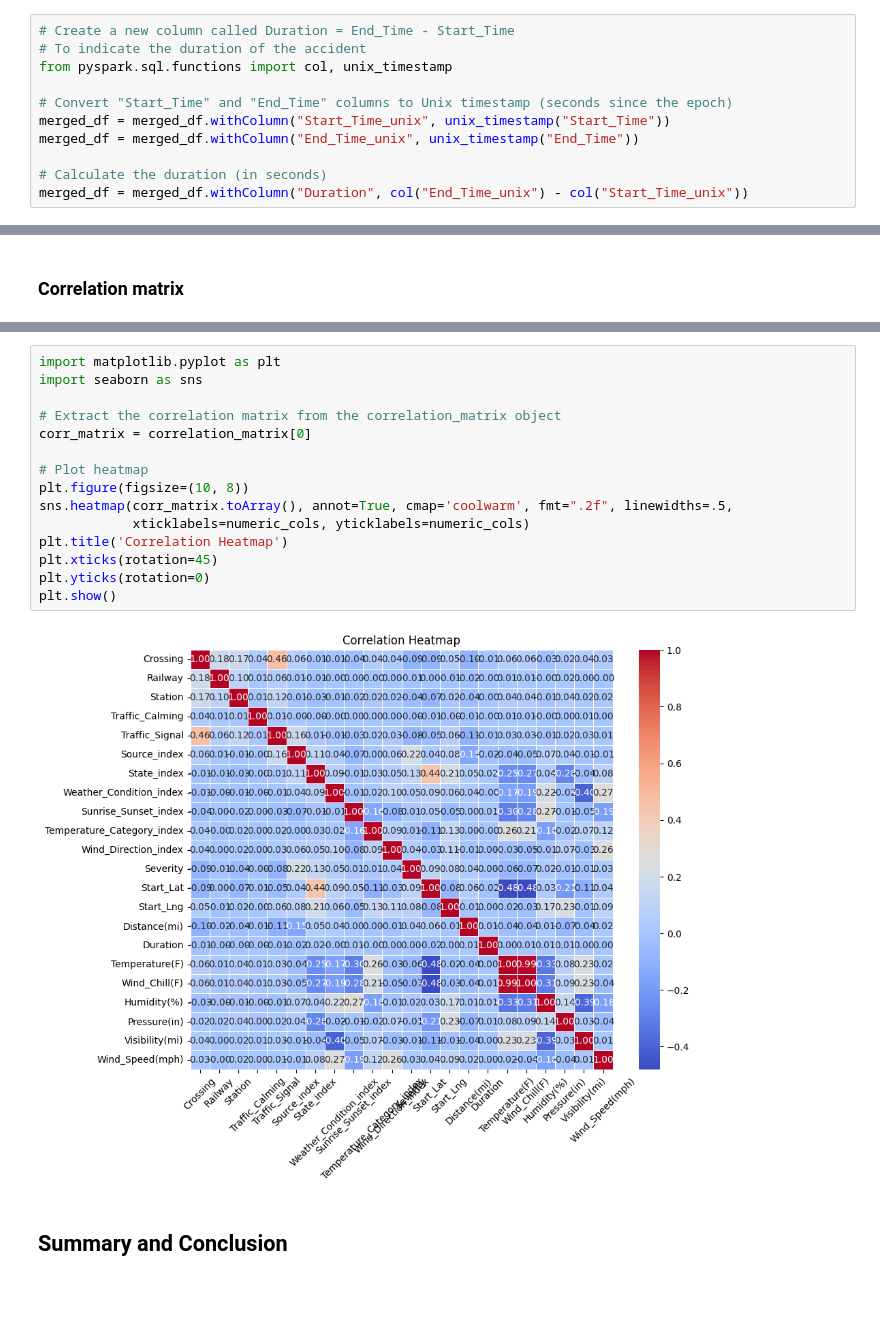
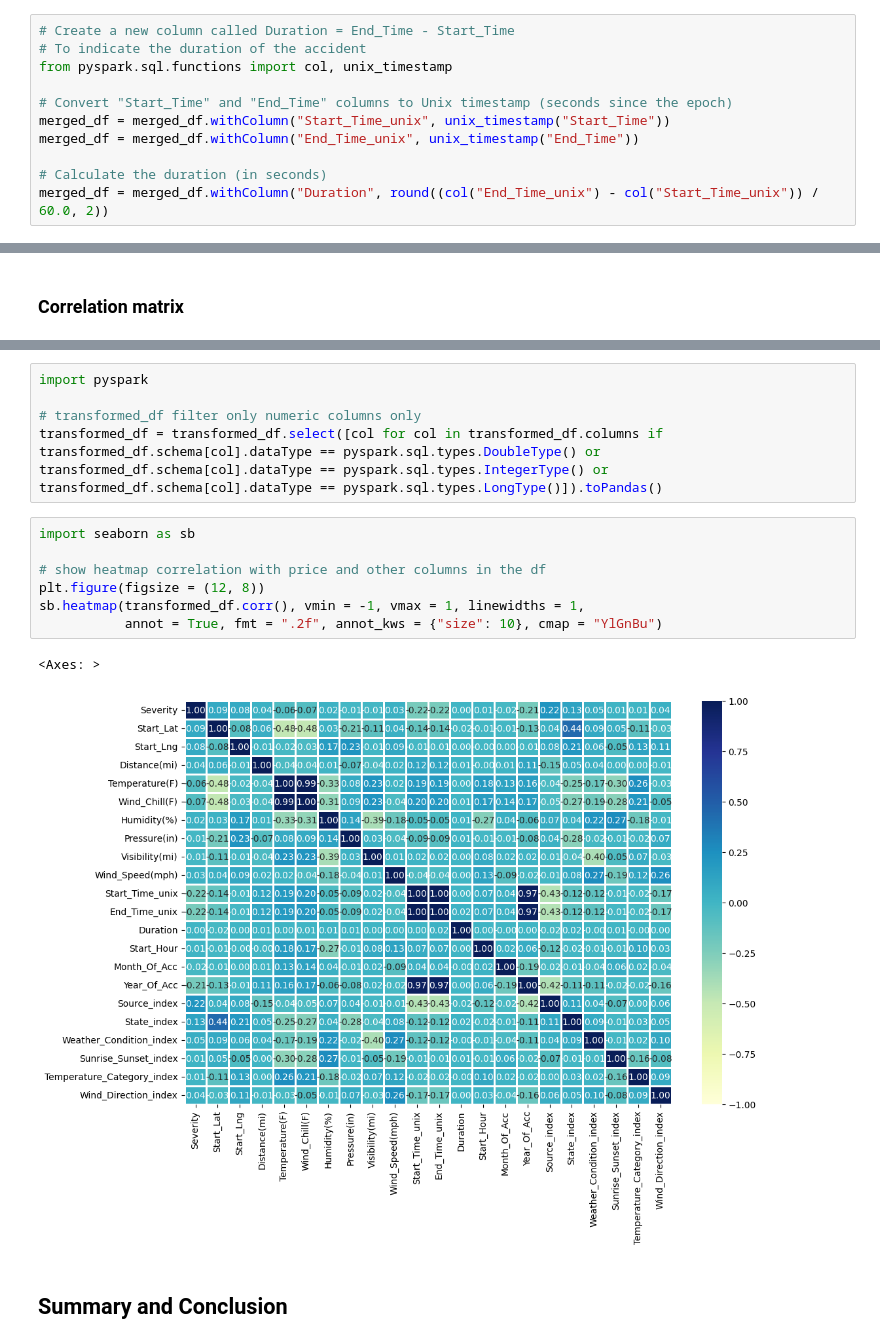
Before and after one commit to ahmedasad236/US-Accidents-Analysis, a Jupyter notebook: spark/EDA.ipynb, the cells around one changed output, grey strips where cells are left out. Saved outputs shown, nothing was run; the diff lists cells and outputs as text; blank space fills up the shorter version.

Commit message:
Add Predective models and edit EDA
- Add Naive bayes
- Add Random Forest
- For EDA: Create the correlation matrix properly

```diff
--- a/spark/EDA.ipynb
+++ b/spark/EDA.ipynb
@@ -295,4 +295,4 @@ merged_df = merged_df.withColumn("Start_Time_unix", unix_timestamp("Start_Time")
 merged_df = merged_df.withColumn("End_Time_unix", unix_timestamp("End_Time"))
 
 # Calculate the duration (in seconds)
-merged_df = merged_df.withColumn("Duration", col("End_Time_unix") - col("Start_Time_unix"))
+merged_df = merged_df.withColumn("Duration", round((col("End_Time_unix") - col("Start_Time_unix")) / 60.0, 2))
@@ -750,20 +740,18 @@ DenseMatrix([[ 1.00000000e+00,  1.82553342e-01,  1.70334086e-01,
-# %%
-import matplotlib.pyplot as plt
-import seaborn as sns
-
-# Extract the correlation matrix from the correlation_matrix object
-corr_matrix = correlation_matrix[0]
-
-# Plot heatmap
-plt.figure(figsize=(10, 8))
-sns.heatmap(corr_matrix.toArray(), annot=True, cmap='coolwarm', fmt=".2f", linewidths=.5,
-            xticklabels=numeric_cols, yticklabels=numeric_cols)
-plt.title('Correlation Heatmap')
-plt.xticks(rotation=45)
-plt.yticks(rotation=0)
-plt.show()
-# %% [output]
-[figure, removed]
+# %%
+import pyspark
+
+# transformed_df filter only numeric columns only
+transformed_df = transformed_df.select([col for col in transformed_df.columns if transformed_df.schema[col].dataType == pyspark.sql.types.DoubleType() or transformed_df.schema[col].dataType == pyspark.sql.types.IntegerType() or transformed_df.schema[col].dataType == pyspark.sql.types.LongType()]).toPandas()
+# %%
+import seaborn as sb
+
+# show heatmap correlation with price and other columns in the df
+plt.figure(figsize = (12, 8))
+sb.heatmap(transformed_df.corr(), vmin = -1, vmax = 1, linewidths = 1,
+           annot = True, fmt = ".2f", annot_kws = {"size": 10}, cmap = "YlGnBu")
+# %% [output]
+<Axes: >
+[figure, added]
 # %% [markdown]
 ## Summary and Conclusion
 # %% [markdown]
```
Also changed, not shown: parts of 12 cells of this notebook, 1 other file.
